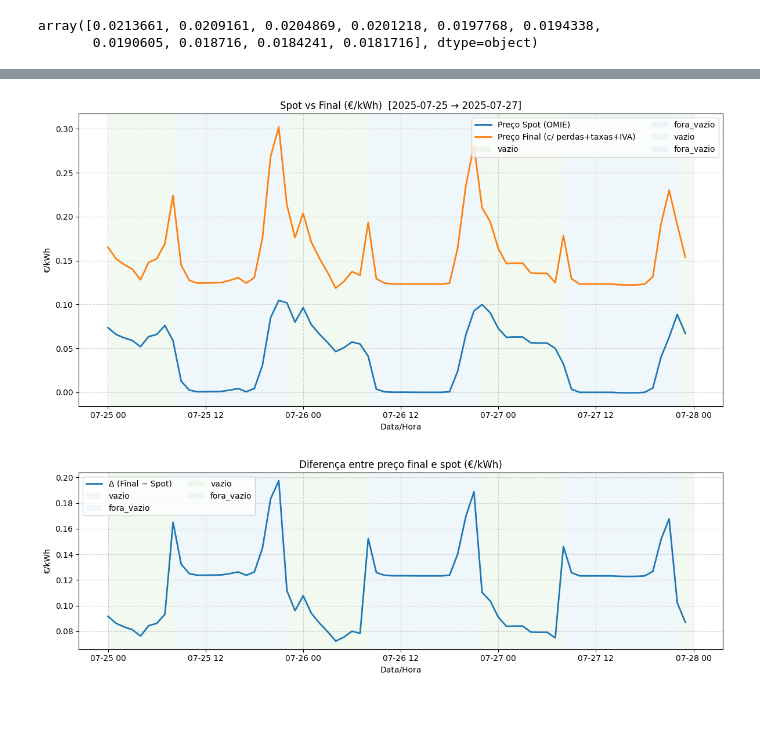
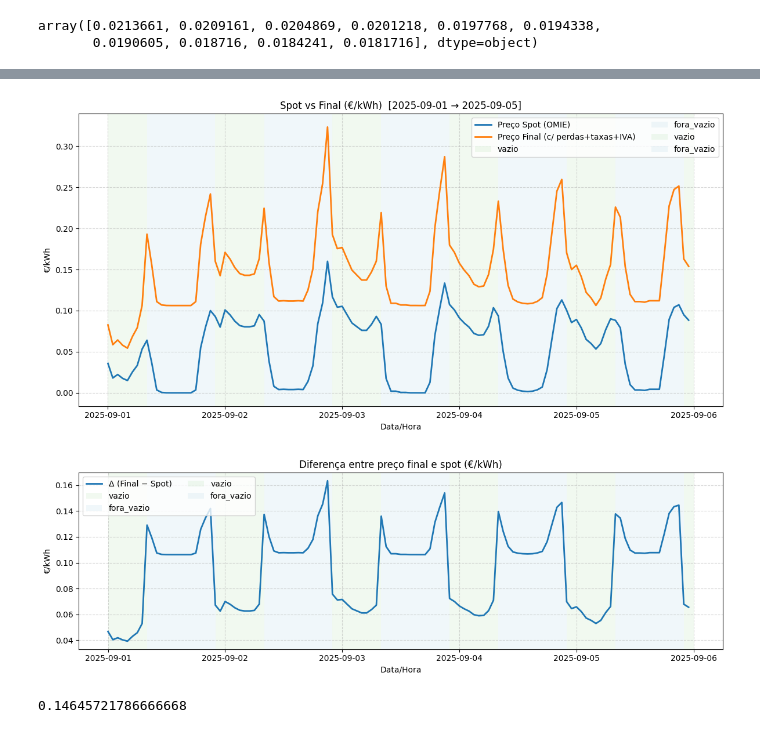
Before and after one commit to mikeMigUelSg/MVP, a Jupyter notebook: nb/profile_analisys.ipynb, the cells around one changed output, grey strips where cells are left out. Cells and saved outputs as stored; diff of their text form; code cells hidden in the pictures.

```diff
--- a/nb/profile_analisys.ipynb
+++ b/nb/profile_analisys.ipynb
@@ -366,7 +366,7 @@ def apply_indexed_tariff(prices_df: pd.DataFrame, vat_rate: float) -> pd.DataFra
     cycle = "daily"     # 'daily' | 'weekly'
     k1 = 1.28
     k2 = 0.0172         # €/kWh
-    losses = 0.085      # 8,5 %
+    losses = 0.0     # 8,5 %
 
     rates = {
         "simples": 0.0600,
@@ -504,10 +504,10 @@ def shade_periods(ax, df, period_col='tariff_period', alpha=0.15):
 # 4) Executar: fetch -> tarifa -> gráficos
 # ==========================
 
-START = "2025-07-25"
-END   = "2025-07-27"
+START = "2025-09-01"
+END   = "2025-09-05"
 CULT  = "pt-PT"
-VAT   = 0.23
+VAT   = 0.06
 
 prices_df = fetch_ren_prices_range_xaxis_series(START, END, culture=CULT)
 priced = apply_indexed_tariff(prices_df, vat_rate=VAT)
@@ -565,2 +565,6 @@ plt.show()
-[figure, old version]
+[figure, new version]
-[figure, old version]
+[figure, new version]
+# %%
+priced["price_final_eur_kwh"].values.mean()
+# %% [output]
+0.14645721786666668
```
Also changed, not shown: parts of 1 cell of this notebook, 10 other files.
